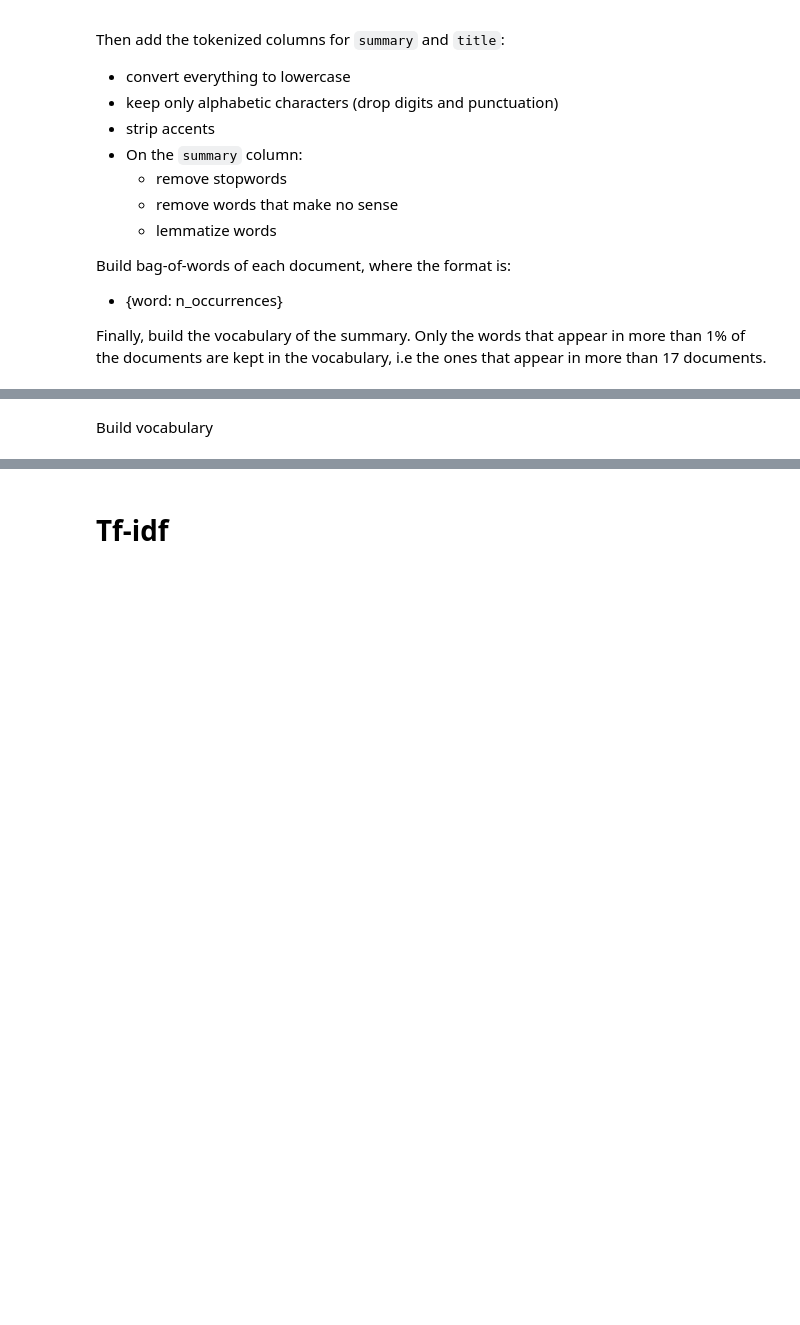
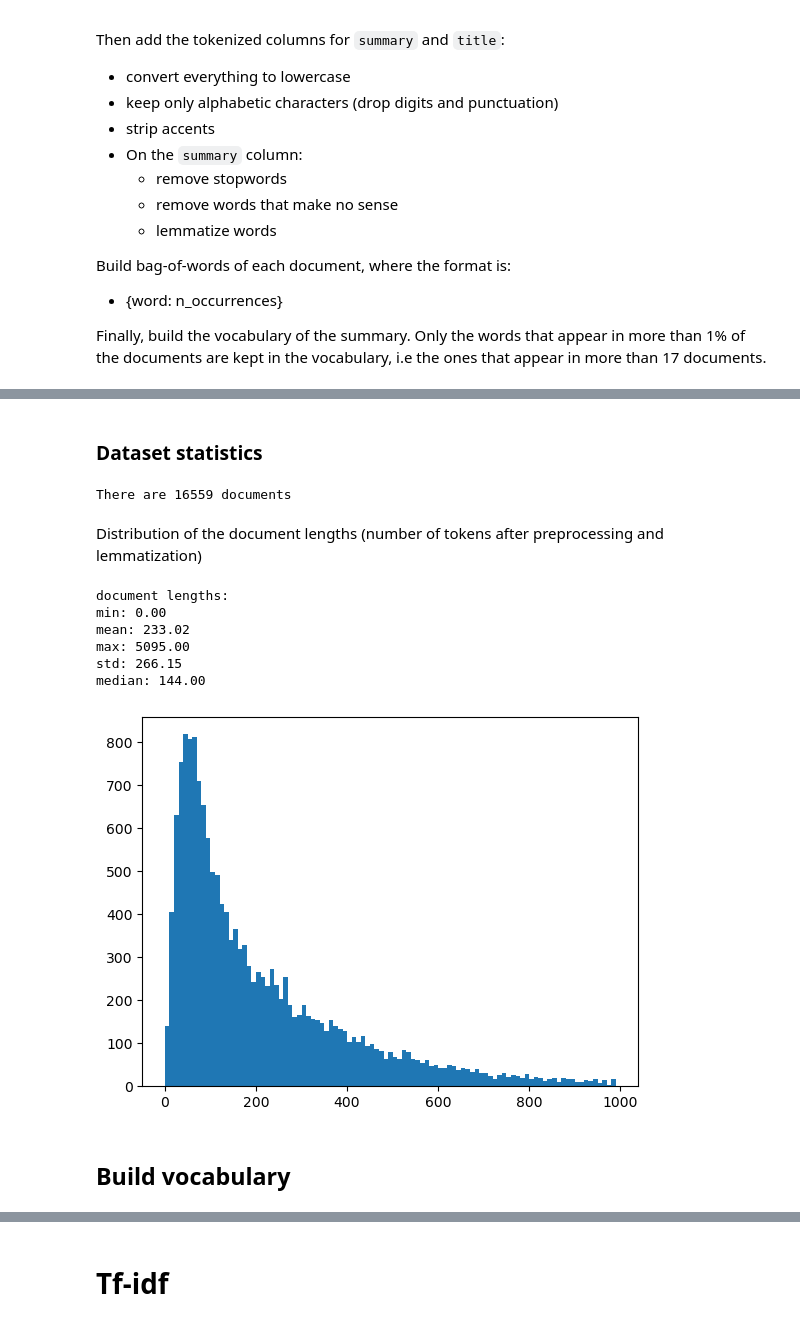
Before and after one commit to michele98/text_mining_project, a Jupyter notebook: dev.ipynb, the cells around one changed output, grey strips where cells are left out. Cells and saved outputs as stored; diff of their text form; code cells hidden in the pictures; blank space fills up the shorter version.

```diff
--- a/dev.ipynb
+++ b/dev.ipynb
@@ -147,2 +188,31 @@ df.head()
-# %% [markdown]
-Build vocabulary
+# %% [markdown]
+### Dataset statistics
+# %%
+print(f'There are {len(df)} documents')
+# %% [output]
+There are 16559 documents
+# %% [markdown]
+Distribution of the document lengths (number of tokens after preprocessing and lemmatization)
+# %%
+doc_lengths = np.array(df['summary_t'].map(lambda l: len(l)))
+
+print('document lengths:')
+print(f'min: {np.min(doc_lengths):.2f}')
+print(f'mean: {np.mean(doc_lengths):.2f}')
+print(f'max: {np.max(doc_lengths):.2f}')
+print(f'std: {np.std(doc_lengths):.2f}')
+print(f'median: {np.median(doc_lengths):.2f}')
+
+
+plt.hist(doc_lengths, bins=np.arange(0, 1000, 10))
+plt.show()
+# %% [output]
+document lengths:
+min: 0.00
+mean: 233.02
+max: 5095.00
+std: 266.15
+median: 144.00
+[figure, added]
+# %% [markdown]
+## Build vocabulary
```
Also changed, not shown: parts of 83 cells of this notebook, 2 other files.
